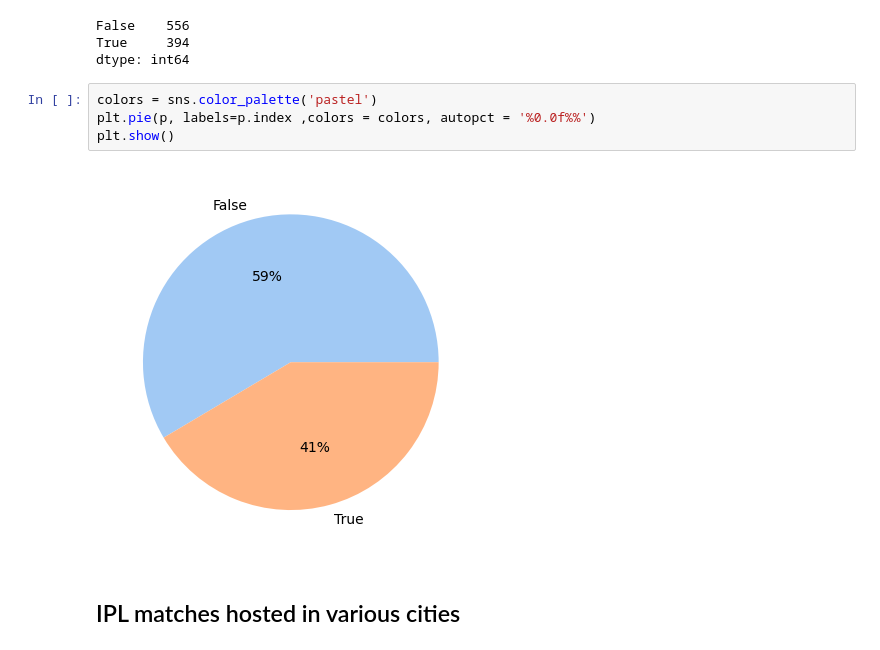
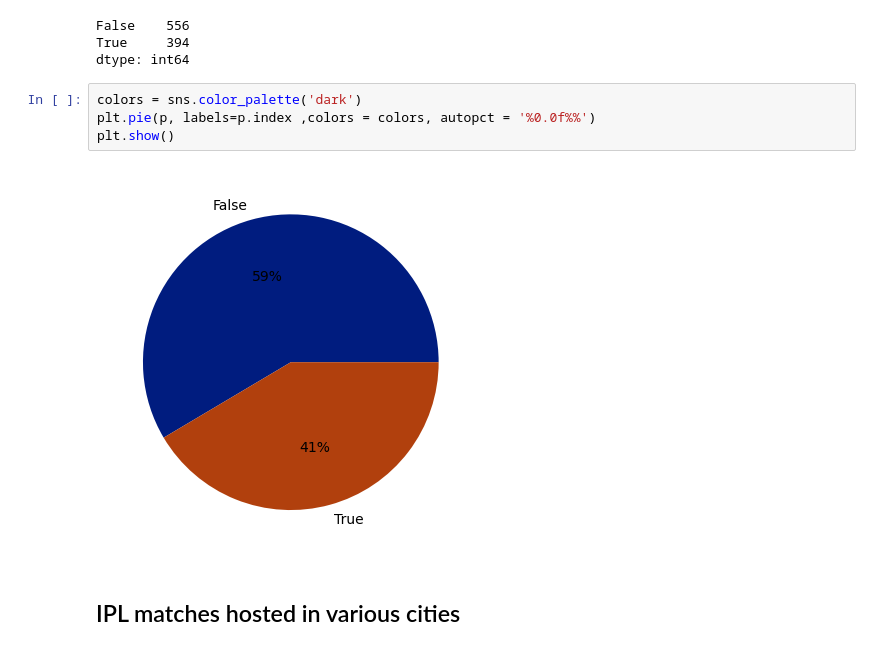
Before and after one commit to madayath03/DSA-projects, a Jupyter notebook: eda-on-ipl-dataset-2008-2022.ipynb, the cells around one changed output. Drawn from its saved outputs; the diff is of its cells as text.

```diff
--- a/eda-on-ipl-dataset-2008-2022.ipynb
+++ b/eda-on-ipl-dataset-2008-2022.ipynb
@@ -627,11 +650,11 @@ False    556
 True     394
 dtype: int64
 # %%
-colors = sns.color_palette('pastel')
+colors = sns.color_palette('dark')
 plt.pie(p, labels=p.index ,colors = colors, autopct = '%0.0f%%')
 plt.show()
 # %% [output]
-[figure, old version]
+[figure, new version]
 # %% [markdown]
 ## IPL matches hosted in various cities
 # %%
```
Also changed, not shown: parts of 67 cells of this notebook.
